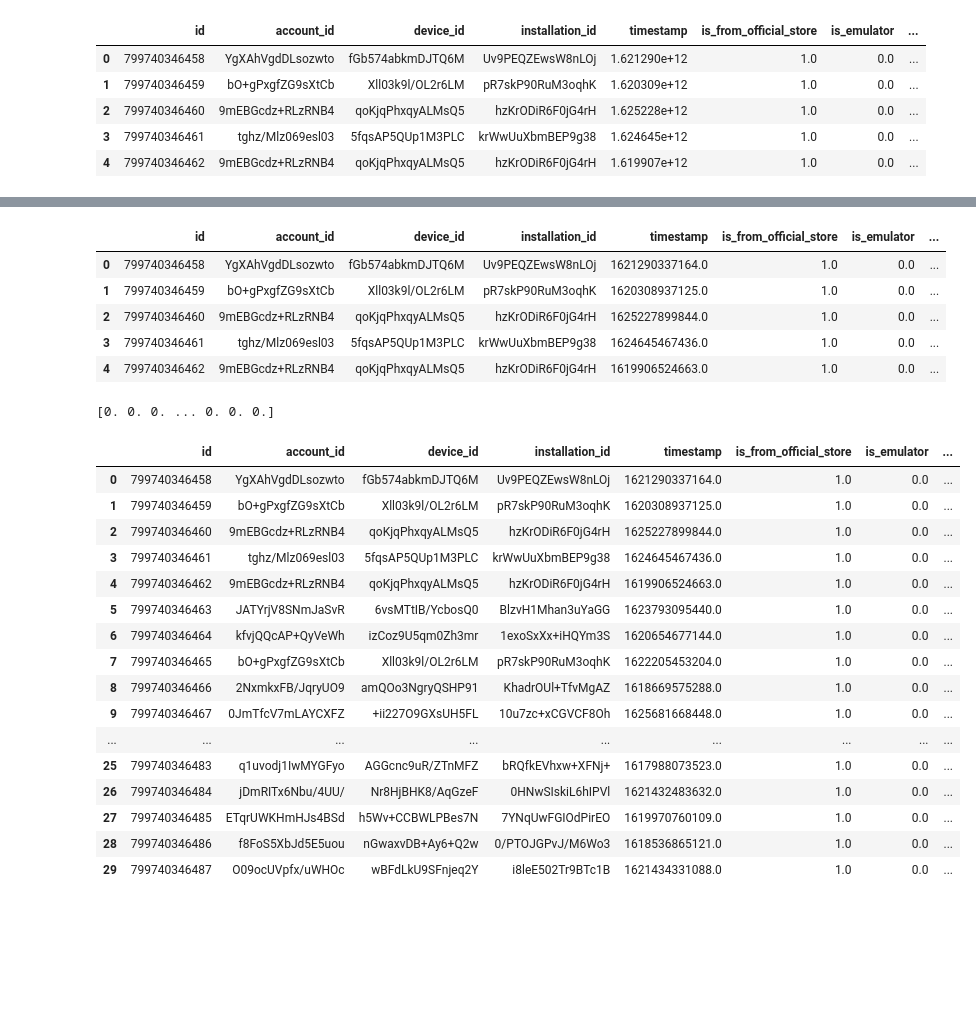
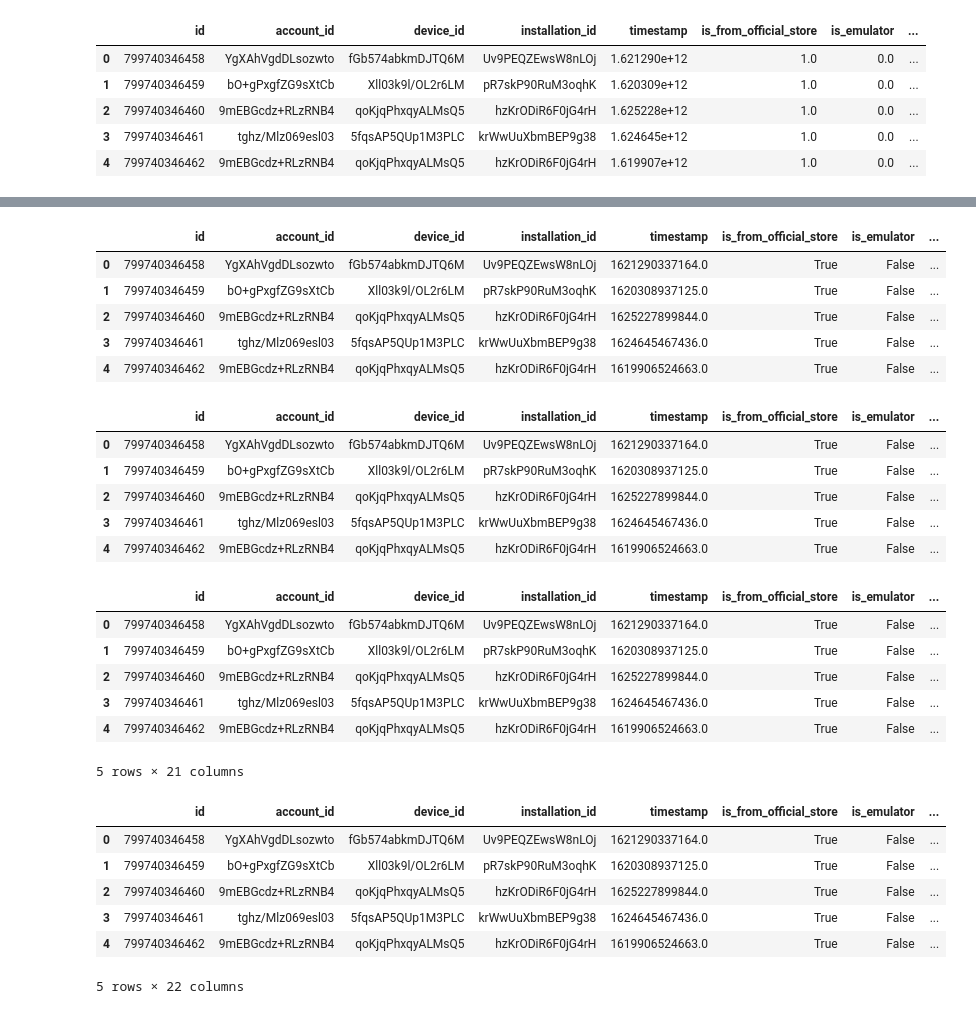
Before and after one commit to pedrosena138/projeto-if997, a Jupyter notebook: Projeto.ipynb, the cells around one changed output, grey strips where cells are left out. Saved outputs shown, nothing was run; the diff lists cells and outputs as text; code cells hidden in the pictures; blank space fills up the shorter version.

```diff
--- a/Projeto.ipynb
+++ b/Projeto.ipynb
@@ -207,10 +190,21 @@ def linhaCorreta(linha):
 #   new_dataframe = new_dataframe.drop(id)
 # %%
 new_dataframe = limparBd(new_dataframe)
+
 new_dataframe['timestamp'] = new_dataframe['timestamp'].fillna(0)
 new_dataframe['wallpaper_count'] = new_dataframe['wallpaper_count'].fillna(0)
 new_dataframe['boot_count'] = new_dataframe['boot_count'].fillna(0)
 new_dataframe['device_age_ms'] = new_dataframe['device_age_ms'].fillna(0)
+
+new_dataframe['ato'] = new_dataframe['ato'].apply(mudarParaBooleano)
+new_dataframe['never_permitted_location_on_account'] = new_dataframe['never_permitted_location_on_account'].apply(mudarParaBooleano)
+new_dataframe['probable_root'] = new_dataframe['probable_root'].apply(mudarParaBooleano)
+new_dataframe['has_fake_location_enabled'] = new_dataframe['has_fake_location_enabled'].apply(mudarParaBooleano)
+new_dataframe['has_fake_location_app'] = new_dataframe['has_fake_location_app'].apply(mudarParaBooleano)
+new_dataframe['is_emulator'] = new_dataframe['is_emulator'].apply(mudarParaBooleano)
+new_dataframe['is_from_official_store'] = new_dataframe['is_from_official_store'].apply(mudarParaBooleano)
+
+new_dataframe.head()
 # %% [output]
 Tamanho inicial: 5418786
 Qtd linhas inválidas: 329
@@ -228,7 +228,6 @@ def adicionaData(df):
         datas.append(dataHora)
     df = pd.DataFrame(dados, columns=colunas)
     df["date_time"] = datas
-    df.to_parquet("teste.parquet4")
     return df
 # %%
 new_dataframe = adicionaData(new_dataframe)
@@ -249,24 +248,23 @@ def adicionaColunaContas(df):
         maisDeUmaConta = linha[15] > 1
         colunaContas.append(maisDeUmaConta)
     df = pd.DataFrame(dados, columns=colunas)
-    df["has_many_accounts"] = colunaContas
-    df.to_parquet("teste.parquet4")
+    df["has_many_accounts_on_device"] = colunaContas
     return df
 # %%
 new_dataframe = adicionaColunaContas(new_dataframe)
-new_dataframe.head(5)
+new_dataframe.head()
 # %% [output]
 |  | id | account_id | device_id | installation_id | timestamp | is_from_official_store | is_emulator | ... |
-| 0 | 799740346458 | YgXAhVgdDLsozwto | fGb574abkmDJTQ6M | Uv9PEQZEwsW8nLOj | 1621290337164.0 | 1.0 | 0.0 | ... |
-| 1 | 799740346459 | bO+gPxgfZG9sXtCb | Xll03k9l/OL2r6LM | pR7skP90RuM3oqhK | 1620308937125.0 | 1.0 | 0.0 | ... |
-| 2 | 799740346460 | 9mEBGcdz+RLzRNB4 | qoKjqPhxqyALMsQ5 | hzKrODiR6F0jG4rH | 1625227899844.0 | 1.0 | 0.0 | ... |
-| 3 | 799740346461 | tghz/Mlz069esl03 | 5fqsAP5QUp1M3PLC | krWwUuXbmBEP9g38 | 1624645467436.0 | 1.0 | 0.0 | ... |
-| 4 | 799740346462 | 9mEBGcdz+RLzRNB4 | qoKjqPhxqyALMsQ5 | hzKrODiR6F0jG4rH | 1619906524663.0 | 1.0 | 0.0 | ... |
+| 0 | 799740346458 | YgXAhVgdDLsozwto | fGb574abkmDJTQ6M | Uv9PEQZEwsW8nLOj | 1621290337164.0 | True | False | ... |
+| 1 | 799740346459 | bO+gPxgfZG9sXtCb | Xll03k9l/OL2r6LM | pR7skP90RuM3oqhK | 1620308937125.0 | True | False | ... |
+| 2 | 799740346460 | 9mEBGcdz+RLzRNB4 | qoKjqPhxqyALMsQ5 | hzKrODiR6F0jG4rH | 1625227899844.0 | True | False | ... |
+| 3 | 799740346461 | tghz/Mlz069esl03 | 5fqsAP5QUp1M3PLC | krWwUuXbmBEP9g38 | 1624645467436.0 | True | False | ... |
+| 4 | 799740346462 | 9mEBGcdz+RLzRNB4 | qoKjqPhxqyALMsQ5 | hzKrODiR6F0jG4rH | 1619906524663.0 | True | False | ... |
 # %%
 def adicionaColunaAcessoVariosDispositivos(df):
     colunas = df.columns
     dados = df.to_numpy()
-    colunaAcessos = np.empty(len(df))
+    colunaAcessos = np.ones(len(df), dtype=bool)
     quantidadeAcessos = {}
     cont = 0
 
@@ -279,7 +277,6 @@ def adicionaColunaAcessoVariosDispositivos(df):
             quantidadeAcessos[account_id][1] += 1
         quantidadeAcessos[account_id][2].append(cont)
         cont += 1
-    print(colunaAcessos)
 
     for acc in quantidadeAcessos:
         if quantidadeAcessos[acc][1] > 1:
@@ -291,27 +288,14 @@ def adicionaColunaAcessoVariosDispositivos(df):
 
     df = pd.DataFrame(dados, columns=colunas)
     df["has_access_on_different_devices"] = colunaAcessos
-    df.to_parquet("teste.parquet4")
     return df
 # %%
 new_dataframe = adicionaColunaAcessoVariosDispositivos(new_dataframe)
-new_dataframe.head(30)
+new_dataframe.head()
 # %% [output]
-[0. 0. 0. ... 0. 0. 0.]
 |  | id | account_id | device_id | installation_id | timestamp | is_from_official_store | is_emulator | ... |
-| 0 | 799740346458 | YgXAhVgdDLsozwto | fGb574abkmDJTQ6M | Uv9PEQZEwsW8nLOj | 1621290337164.0 | 1.0 | 0.0 | ... |
-| 1 | 799740346459 | bO+gPxgfZG9sXtCb | Xll03k9l/OL2r6LM | pR7skP90RuM3oqhK | 1620308937125.0 | 1.0 | 0.0 | ... |
-| 2 | 799740346460 | 9mEBGcdz+RLzRNB4 | qoKjqPhxqyALMsQ5 | hzKrODiR6F0jG4rH | 1625227899844.0 | 1.0 | 0.0 | ... |
-| 3 | 799740346461 | tghz/Mlz069esl03 | 5fqsAP5QUp1M3PLC | krWwUuXbmBEP9g38 | 1624645467436.0 | 1.0 | 0.0 | ... |
-| 4 | 799740346462 | 9mEBGcdz+RLzRNB4 | qoKjqPhxqyALMsQ5 | hzKrODiR6F0jG4rH | 1619906524663.0 | 1.0 | 0.0 | ... |
-| 5 | 799740346463 | JATYrjV8SNmJaSvR | 6vsMTtIB/YcbosQ0 | BlzvH1Mhan3uYaGG | 1623793095440.0 | 1.0 | 0.0 | ... |
-| 6 | 799740346464 | kfvjQQcAP+QyVeWh | izCoz9U5qm0Zh3mr | 1exoSxXx+iHQYm3S | 1620654677144.0 | 1.0 | 0.0 | ... |
-| 7 | 799740346465 | bO+gPxgfZG9sXtCb | Xll03k9l/OL2r6LM | pR7skP90RuM3oqhK | 1622205453204.0 | 1.0 | 0.0 | ... |
-| 8 | 799740346466 | 2NxmkxFB/JqryUO9 | amQOo3NgryQSHP91 | KhadrOUl+TfvMgAZ | 1618669575288.0 | 1.0 | 0.0 | ... |
-| 9 | 799740346467 | 0JmTfcV7mLAYCXFZ | +ii227O9GXsUH5FL | 10u7zc+xCGVCF8Oh | 1625681668448.0 | 1.0 | 0.0 | ... |
-| ... | ... | ... | ... | ... | ... | ... | ... | ... |
-| 25 | 799740346483 | q1uvodj1IwMYGFyo | AGGcnc9uR/ZTnMFZ | bRQfkEVhxw+XFNj+ | 1617988073523.0 | 1.0 | 0.0 | ... |
-| 26 | 799740346484 | jDmRITx6Nbu/4UU/ | Nr8HjBHK8/AqGzeF | 0HNwSIskiL6hIPVl | 1621432483632.0 | 1.0 | 0.0 | ... |
-| 27 | 799740346485 | ETqrUWKHmHJs4BSd | h5Wv+CCBWLPBes7N | 7YNqUwFGIOdPirEO | 1619970760109.0 | 1.0 | 0.0 | ... |
-| 28 | 799740346486 | f8FoS5XbJd5E5uou | nGwaxvDB+Ay6+Q2w | 0/PTOJGPvJ/M6Wo3 | 1618536865121.0 | 1.0 | 0.0 | ... |
-| 29 | 799740346487 | O09ocUVpfx/uWHOc | wBFdLkU9SFnjeq2Y | i8leE502Tr9BTc1B | 1621434331088.0 | 1.0 | 0.0 | ... |
+| 0 | 799740346458 | YgXAhVgdDLsozwto | fGb574abkmDJTQ6M | Uv9PEQZEwsW8nLOj | 1621290337164.0 | True | False | ... |
+| 1 | 799740346459 | bO+gPxgfZG9sXtCb | Xll03k9l/OL2r6LM | pR7skP90RuM3oqhK | 1620308937125.0 | True | False | ... |
+| 2 | 799740346460 | 9mEBGcdz+RLzRNB4 | qoKjqPhxqyALMsQ5 | hzKrODiR6F0jG4rH | 1625227899844.0 | True | False | ... |
+| 3 | 799740346461 | tghz/Mlz069esl03 | 5fqsAP5QUp1M3PLC | krWwUuXbmBEP9g38 | 1624645467436.0 | True | False | ... |
+| 4 | 799740346462 | 9mEBGcdz+RLzRNB4 | qoKjqPhxqyALMsQ5 | hzKrODiR6F0jG4rH | 1619906524663.0 | True | False | ... |
@@ -317,0 +321,11 @@ new_dataframe.head(30)
+# %%
+new_dataframe = adicionaColunaAtoComRoot(new_dataframe)
+new_dataframe.head()
+# %% [output]
+|  | id | account_id | device_id | installation_id | timestamp | is_from_official_store | is_emulator | ... |
+| 0 | 799740346458 | YgXAhVgdDLsozwto | fGb574abkmDJTQ6M | Uv9PEQZEwsW8nLOj | 1621290337164.0 | True | False | ... |
+| 1 | 799740346459 | bO+gPxgfZG9sXtCb | Xll03k9l/OL2r6LM | pR7skP90RuM3oqhK | 1620308937125.0 | True | False | ... |
+| 2 | 799740346460 | 9mEBGcdz+RLzRNB4 | qoKjqPhxqyALMsQ5 | hzKrODiR6F0jG4rH | 1625227899844.0 | True | False | ... |
+| 3 | 799740346461 | tghz/Mlz069esl03 | 5fqsAP5QUp1M3PLC | krWwUuXbmBEP9g38 | 1624645467436.0 | True | False | ... |
+| 4 | 799740346462 | 9mEBGcdz+RLzRNB4 | qoKjqPhxqyALMsQ5 | hzKrODiR6F0jG4rH | 1619906524663.0 | True | False | ... |
+5 rows × 21 columns
@@ -317,0 +351,11 @@ new_dataframe.head(30)
+# %%
+new_dataframe = adicionaColunaAtoComAcessoEmVariosDispositivos(new_dataframe)
+new_dataframe.head()
+# %% [output]
+|  | id | account_id | device_id | installation_id | timestamp | is_from_official_store | is_emulator | ... |
+| 0 | 799740346458 | YgXAhVgdDLsozwto | fGb574abkmDJTQ6M | Uv9PEQZEwsW8nLOj | 1621290337164.0 | True | False | ... |
+| 1 | 799740346459 | bO+gPxgfZG9sXtCb | Xll03k9l/OL2r6LM | pR7skP90RuM3oqhK | 1620308937125.0 | True | False | ... |
+| 2 | 799740346460 | 9mEBGcdz+RLzRNB4 | qoKjqPhxqyALMsQ5 | hzKrODiR6F0jG4rH | 1625227899844.0 | True | False | ... |
+| 3 | 799740346461 | tghz/Mlz069esl03 | 5fqsAP5QUp1M3PLC | krWwUuXbmBEP9g38 | 1624645467436.0 | True | False | ... |
+| 4 | 799740346462 | 9mEBGcdz+RLzRNB4 | qoKjqPhxqyALMsQ5 | hzKrODiR6F0jG4rH | 1619906524663.0 | True | False | ... |
+5 rows × 22 columns
```
Also changed, not shown: parts of 14 cells of this notebook.
